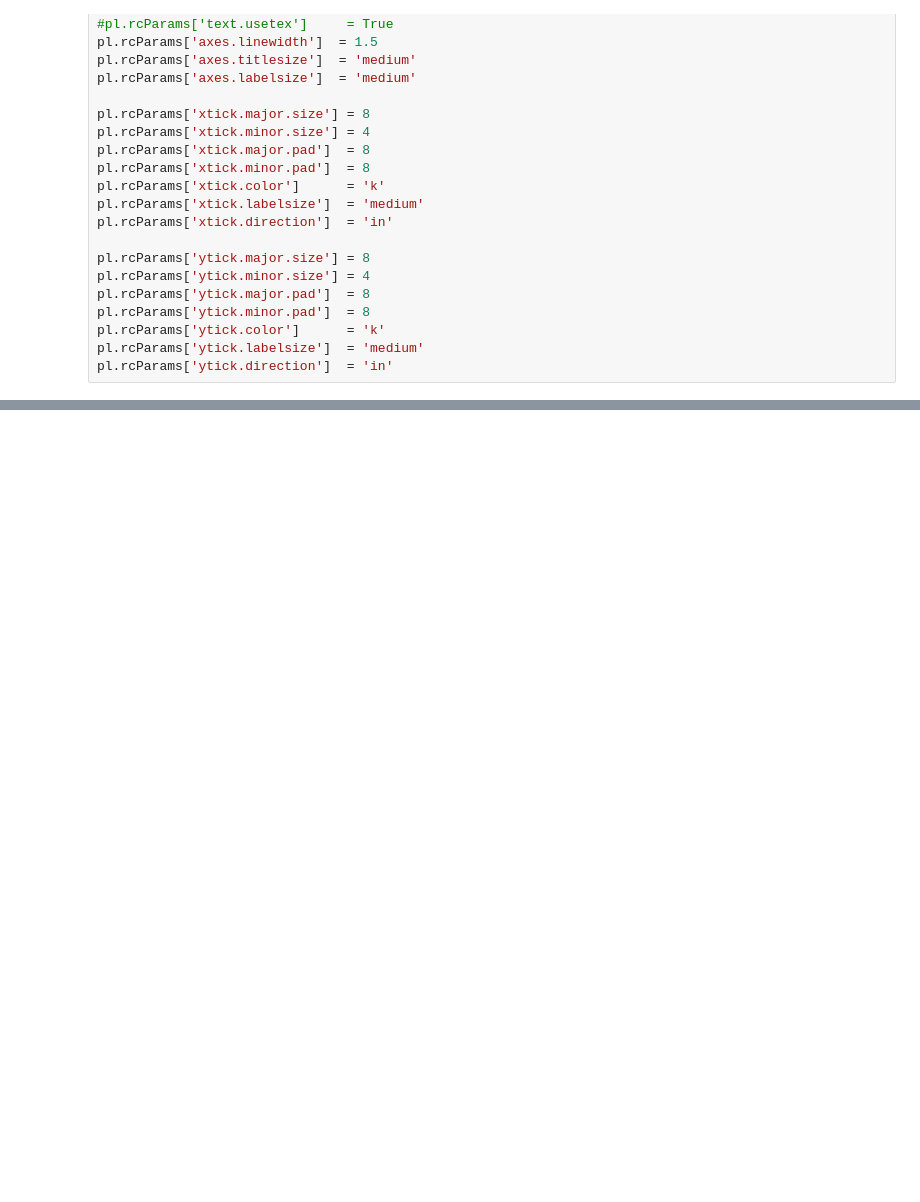
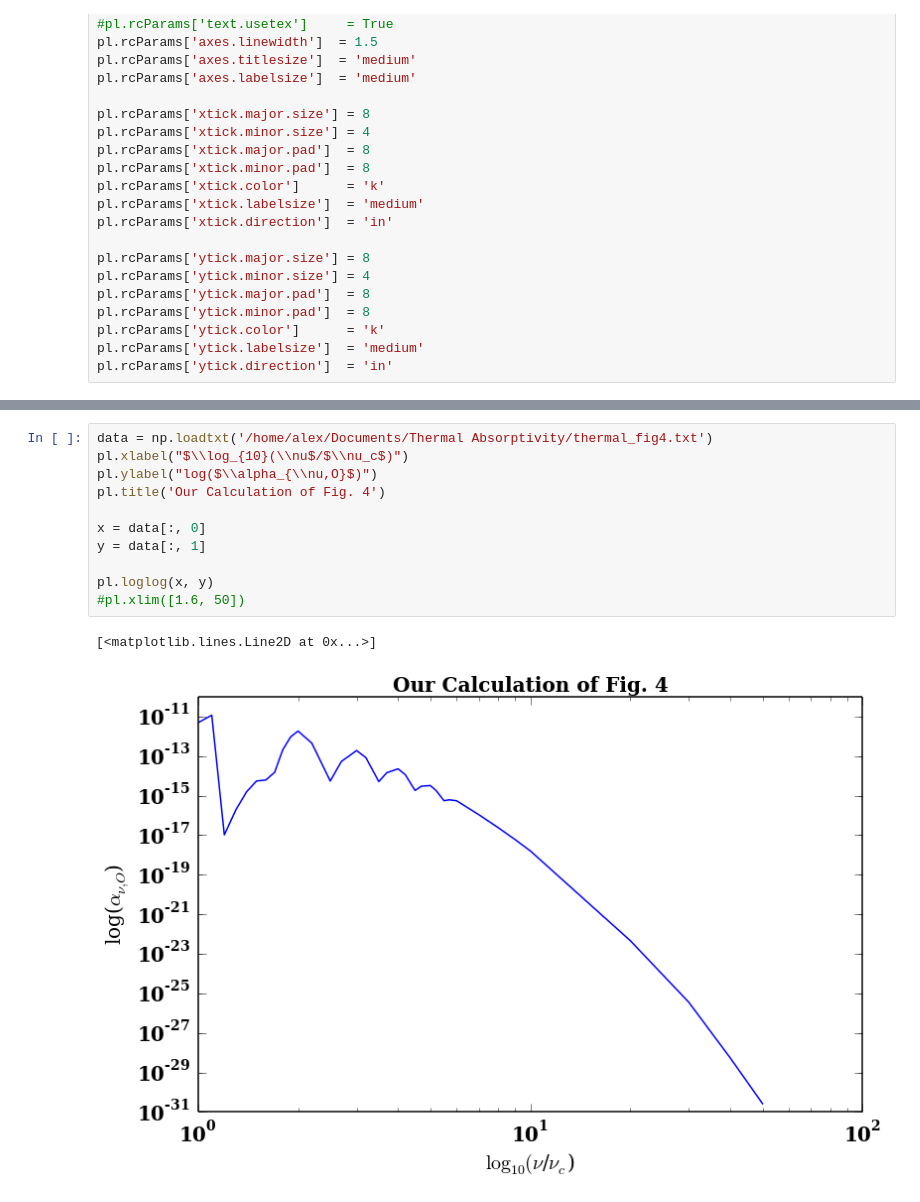
Before and after one commit to aapandy2/kappa_distributions, a Jupyter notebook: thermal_absorptivity_calculator.ipynb, the cells around one changed output, grey strips where cells are left out. Drawn from its saved outputs; the diff is of its cells as text; blank space fills up the shorter version.

```diff
--- a/thermal_absorptivity_calculator.ipynb
+++ b/thermal_absorptivity_calculator.ipynb
@@ -161,0 +223,14 @@ n_summation(30)
+# %%
+data = np.loadtxt('/home/alex/Documents/Thermal Absorptivity/thermal_fig4.txt')
+pl.xlabel("$\\log_{10}(\\nu$/$\\nu_c$)")
+pl.ylabel("log($\\alpha_{\\nu,O}$)")
+pl.title('Our Calculation of Fig. 4')
+
+x = data[:, 0]
+y = data[:, 1]
+
+pl.loglog(x, y)
+#pl.xlim([1.6, 50])
+# %% [output]
+[<matplotlib.lines.Line2D at 0x...>]
+[figure, added]
```
Also changed, not shown: parts of 5 cells of this notebook, 2 other files.
